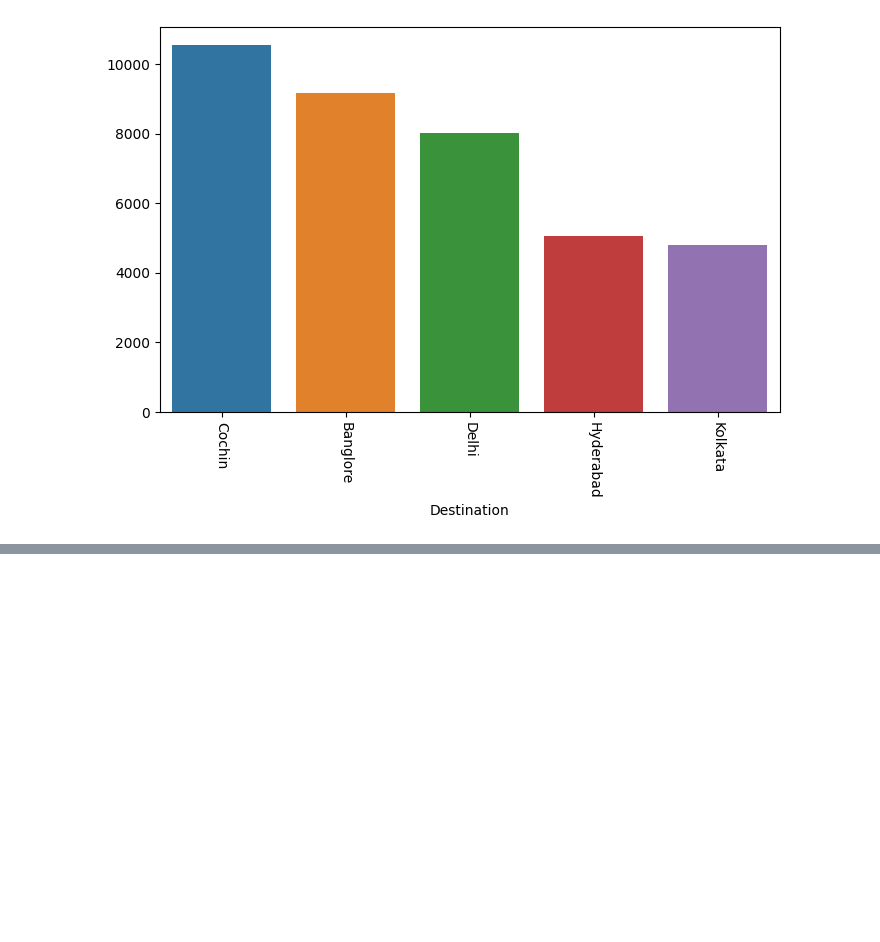
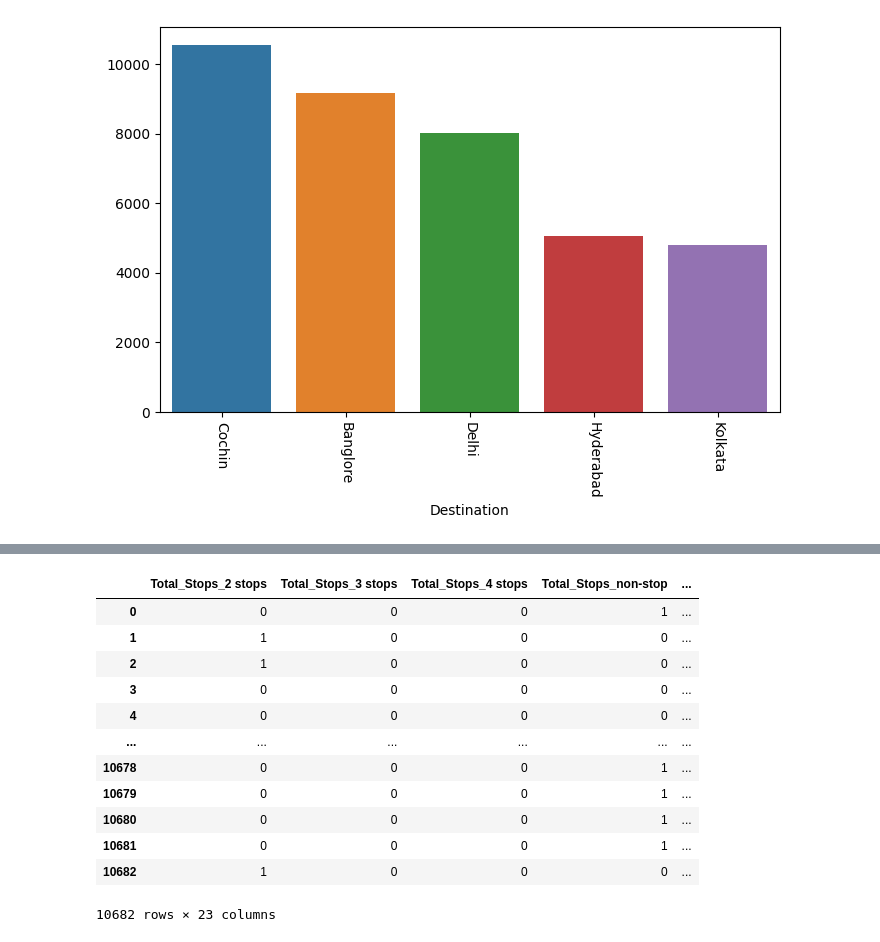
Before and after one commit to RochaErik/Project-Flight-Price-Predictor, a Jupyter notebook: Flight_Price_Predictor.ipynb, the cells around one changed output, grey strips where cells are left out. Saved outputs shown, nothing was run; the diff lists cells and outputs as text; code cells hidden in the pictures; blank space fills up the shorter version.

```diff
--- a/Flight_Price_Predictor.ipynb
+++ b/Flight_Price_Predictor.ipynb
@@ -342,0 +351,4 @@ plt.show()
+# %%
+dummies = pd.get_dummies(df[['Total_Stops', 'Airline', 'Source', 'Destination']], drop_first=True)
+df = pd.concat([df, dummies], axis=1)
+df.head(5)
@@ -342,0 +363,16 @@ plt.show()
+# %%
+dummies
+# %% [output]
+|  | Total_Stops_2 stops | Total_Stops_3 stops | Total_Stops_4 stops | Total_Stops_non-stop | ... |
+| 0 | 0 | 0 | 0 | 1 | ... |
+| 1 | 1 | 0 | 0 | 0 | ... |
+| 2 | 1 | 0 | 0 | 0 | ... |
+| 3 | 0 | 0 | 0 | 0 | ... |
+| 4 | 0 | 0 | 0 | 0 | ... |
+| ... | ... | ... | ... | ... | ... |
+| 10678 | 0 | 0 | 0 | 1 | ... |
+| 10679 | 0 | 0 | 0 | 1 | ... |
+| 10680 | 0 | 0 | 0 | 1 | ... |
+| 10681 | 0 | 0 | 0 | 1 | ... |
+| 10682 | 1 | 0 | 0 | 0 | ... |
+10682 rows × 23 columns
```
Also changed, not shown: parts of 9 cells of this notebook, 1 other file.
